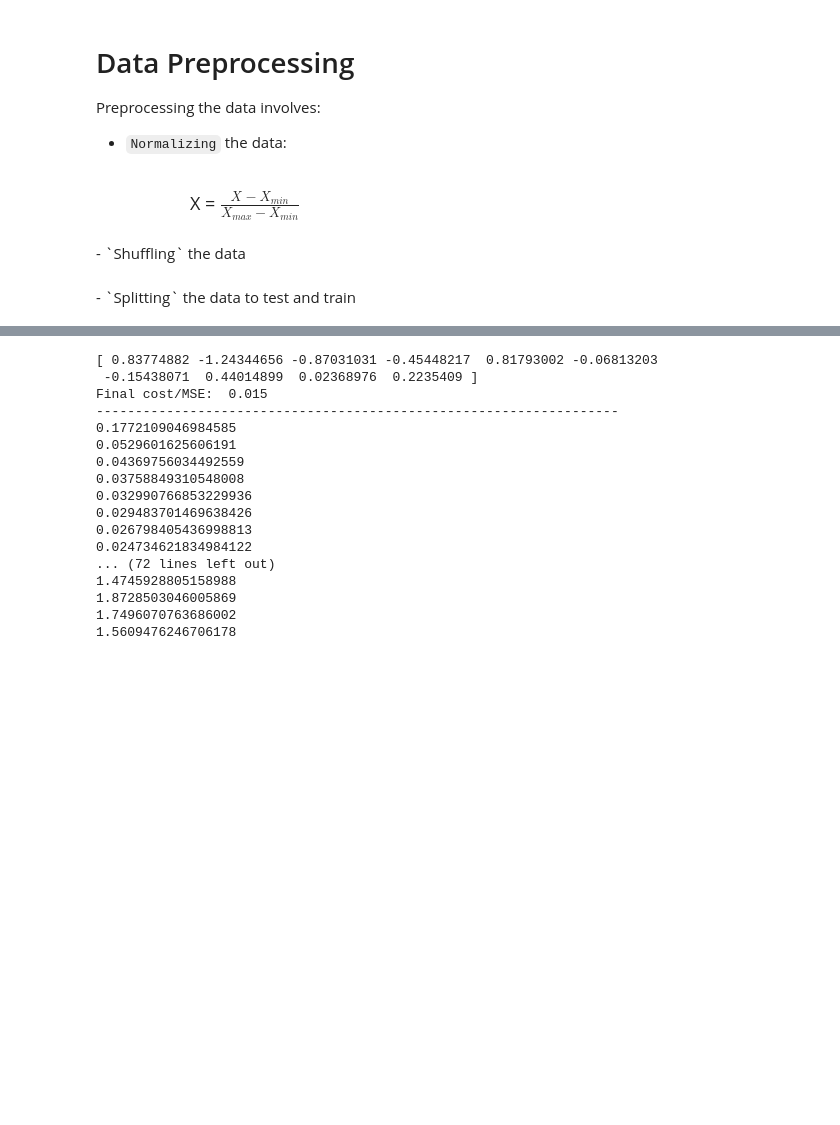
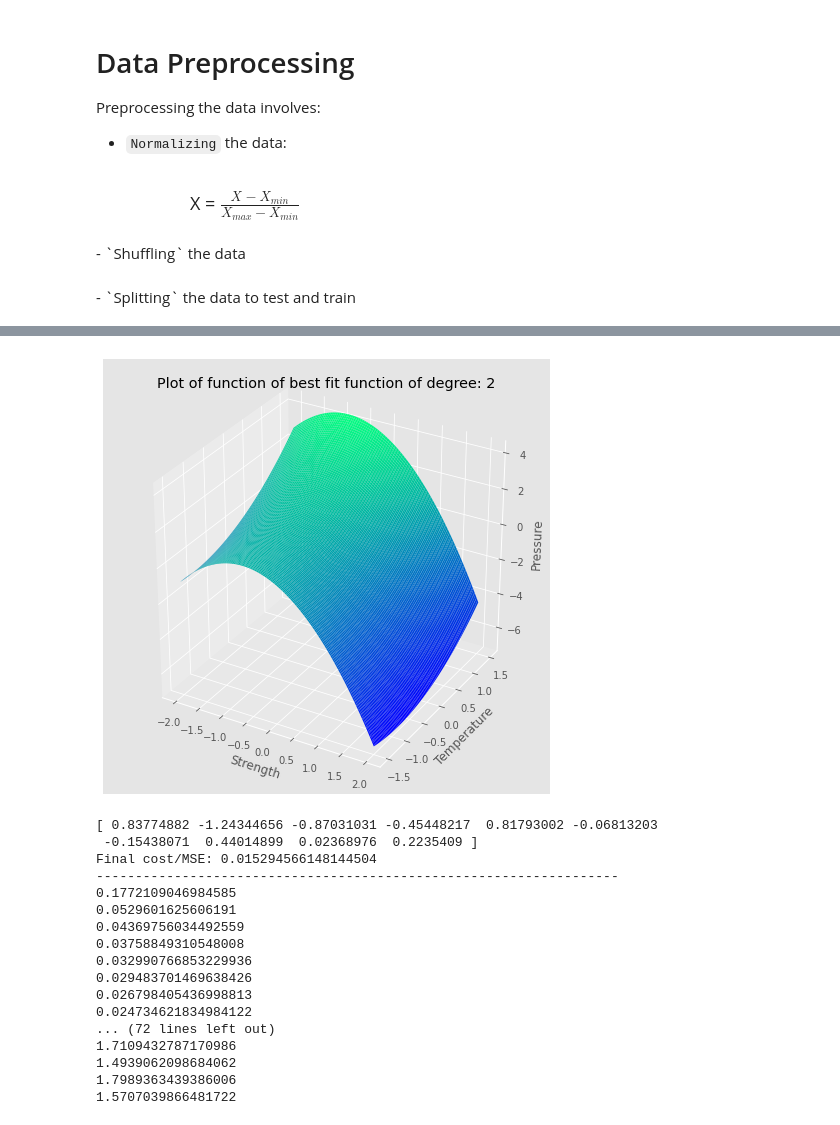
Before and after one commit to aayush11shah/FoDS-Assignments, a Jupyter notebook: Assignment-1/Regression.ipynb, the cells around one changed output, grey strips where cells are left out. Saved outputs shown, nothing was run; the diff lists cells and outputs as text; code cells hidden in the pictures; blank space fills up the shorter version.

```diff
--- a/Assignment-1/Regression.ipynb
+++ b/Assignment-1/Regression.ipynb
@@ -266,11 +308,16 @@ print(calculate_cost(W_sgd, train_X_terms, Y1))
+# %%
+surface_plotter(W_gd,degree)
+# %% [output]
+[figure, added]
 # %%
 #model degree = 3
 l = np.c_[X1, X2]
 train_X_terms, W_gd, cost_history_gd, W_sgd, cost_history_sgd, n_iter, degree = model(l, Y, 0.01, 20000, 3)
+vec2[degree]=cost_history_gd[-1]
 # %% [output]
 [ 0.83774882 -1.24344656 -0.87031031 -0.45448217  0.81793002 -0.06813203
  -0.15438071  0.44014899  0.02368976  0.2235409 ]
-Final cost/MSE:  0.015
+Final cost/MSE: 0.015294566148144504
 -------------------------------------------------------------------
 0.1772109046984585
 0.0529601625606191
@@ -281,10 +328,10 @@ Final cost/MSE:  0.015
 0.026798405436998813
 0.024734621834984122
 ... (72 lines left out)
-1.4745928805158988
-1.8728503046005869
-1.7496070763686002
-1.5609476246706178
+1.7109432787170986
+1.4939062098684062
+1.7989363439386006
+1.5707039866481722
 # %%
 cost_plotter(n_iter, cost_history_gd, cost_history_sgd, degree)
 # %% [output]
```
Also changed, not shown: parts of 43 cells of this notebook.
